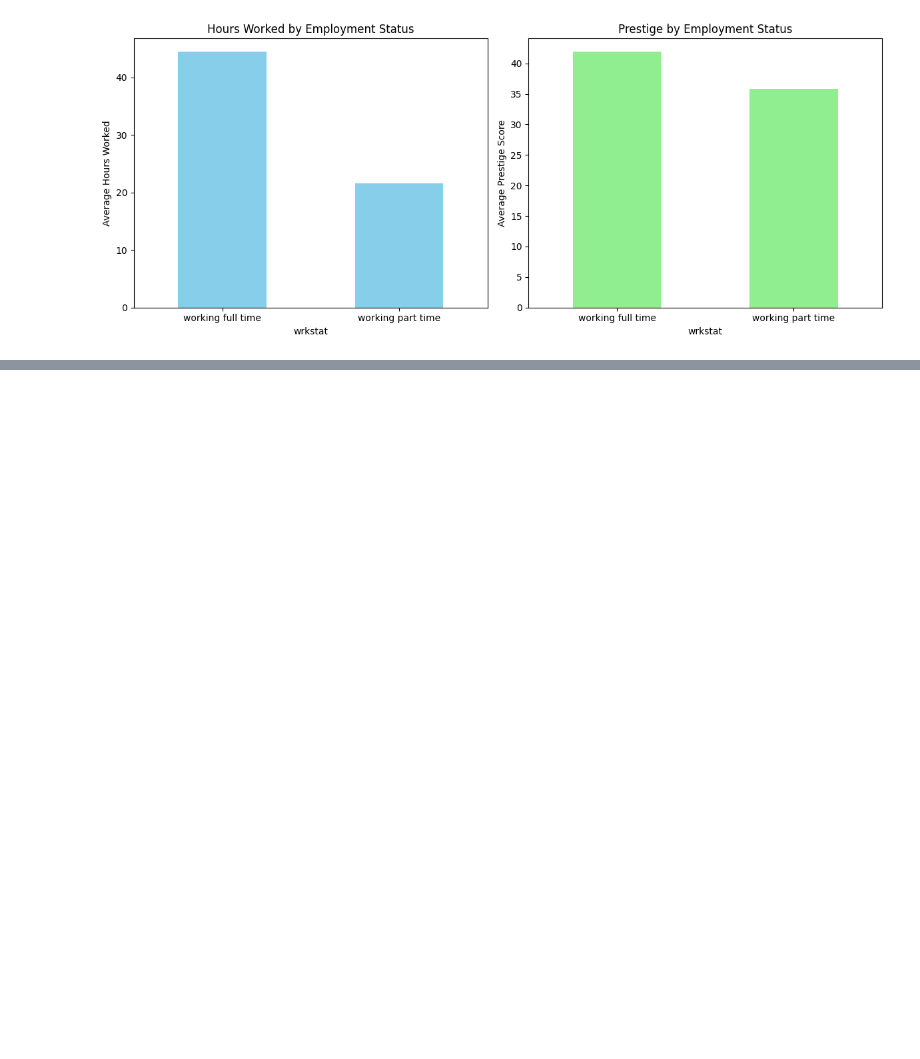
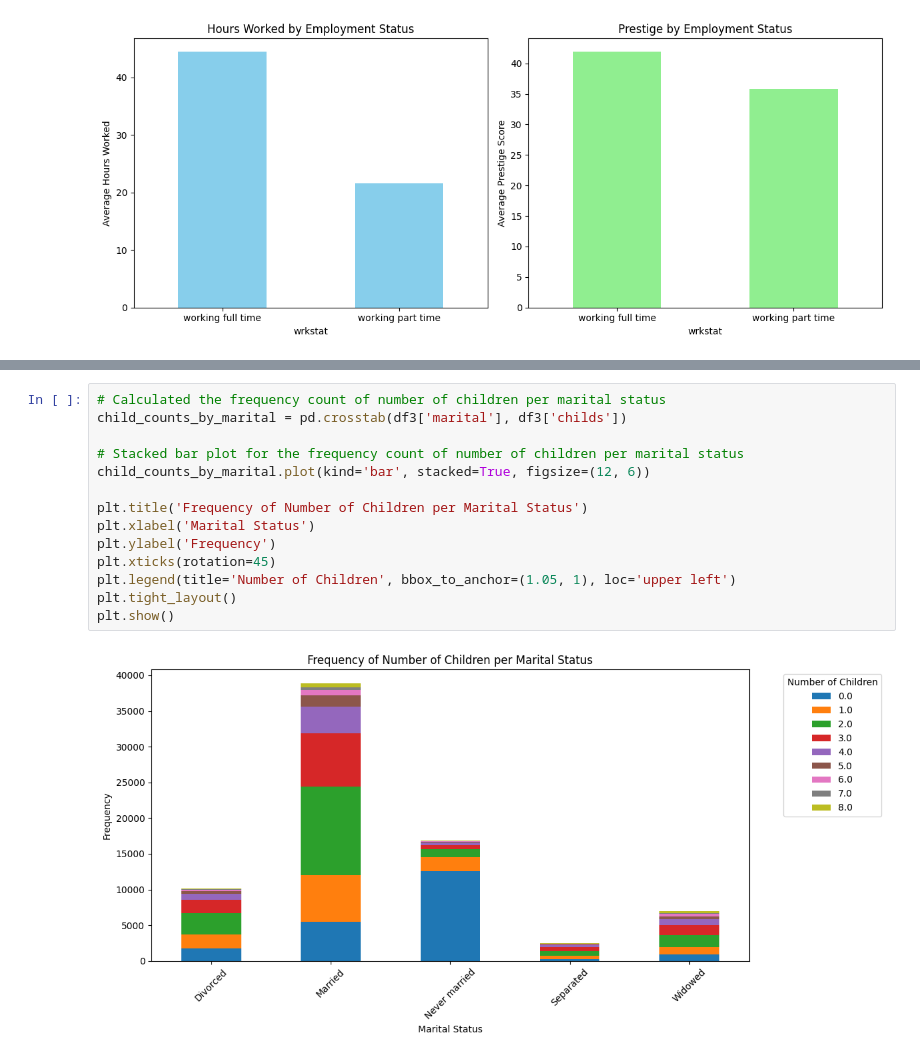
Before and after one commit to hildj/lab_eda, a Jupyter notebook: lab_notebook.ipynb, the cells around one changed output, grey strips where cells are left out. Drawn from its saved outputs; the diff is of its cells as text; blank space fills up the shorter version.

```diff
--- a/lab_notebook.ipynb
+++ b/lab_notebook.ipynb
@@ -223,0 +312,16 @@ Notes:
+# %%
+# Calculated the frequency count of number of children per marital status
+child_counts_by_marital = pd.crosstab(df3['marital'], df3['childs'])
+
+# Stacked bar plot for the frequency count of number of children per marital status
+child_counts_by_marital.plot(kind='bar', stacked=True, figsize=(12, 6))
+
+plt.title('Frequency of Number of Children per Marital Status')
+plt.xlabel('Marital Status')
+plt.ylabel('Frequency')
+plt.xticks(rotation=45)
+plt.legend(title='Number of Children', bbox_to_anchor=(1.05, 1), loc='upper left')
+plt.tight_layout()
+plt.show()
+# %% [output]
+[figure, added]
```
Also changed, not shown: parts of 15 cells of this notebook.
